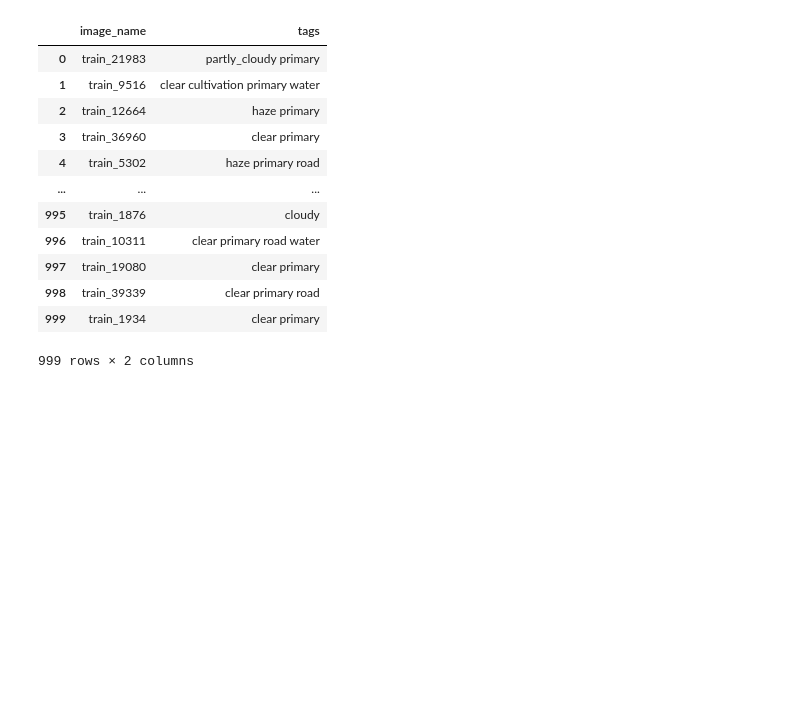
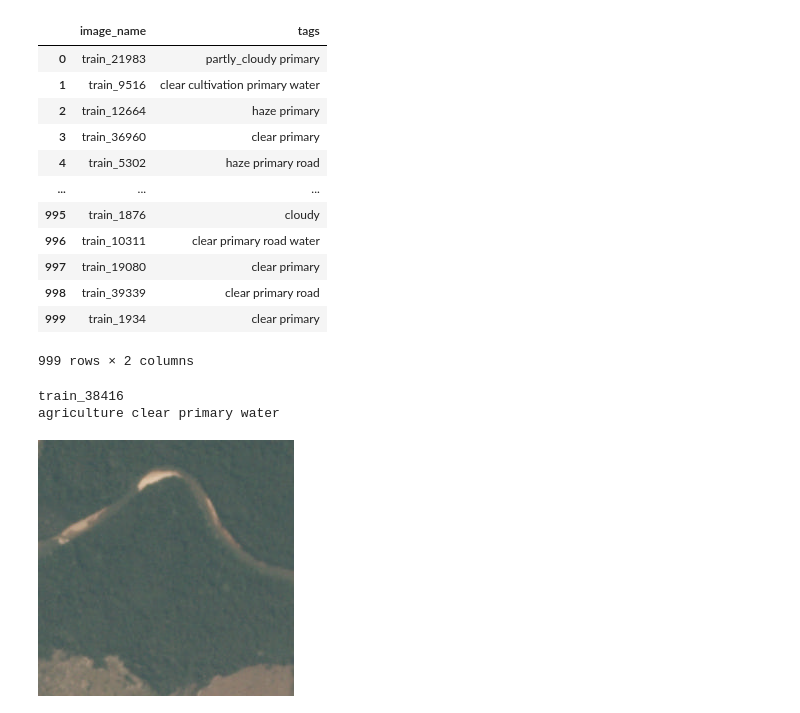
Before and after one commit to Aravinda89/multi_label_classification, a Jupyter notebook: Multi_Label_Classification.ipynb, the cells around one changed output. Cells and saved outputs as stored; diff of their text form; code cells hidden in the pictures; blank space fills up the shorter version.

```diff
--- a/Multi_Label_Classification.ipynb
+++ b/Multi_Label_Classification.ipynb
@@ -108,3 +126,16 @@ df
 | 998 | train_39339 | clear primary road |
 | 999 | train_1934 | clear primary |
 999 rows × 2 columns
+# %%
+random_index = random.choice(range(len(df['image_name'])))
+img_path = df.loc[random_index,'image_name']
+img_lbl = df.loc[random_index,'tags']
+
+print(img_path)
+print(img_lbl)
+im = Image.open('/root/.fastai/data/planet_sample/train/'+img_path+'.jpg').convert('RGB')
+im
+# %% [output]
+train_38416
+agriculture clear primary water
+[figure, added]
```
Also changed, not shown: parts of 2 cells of this notebook.
